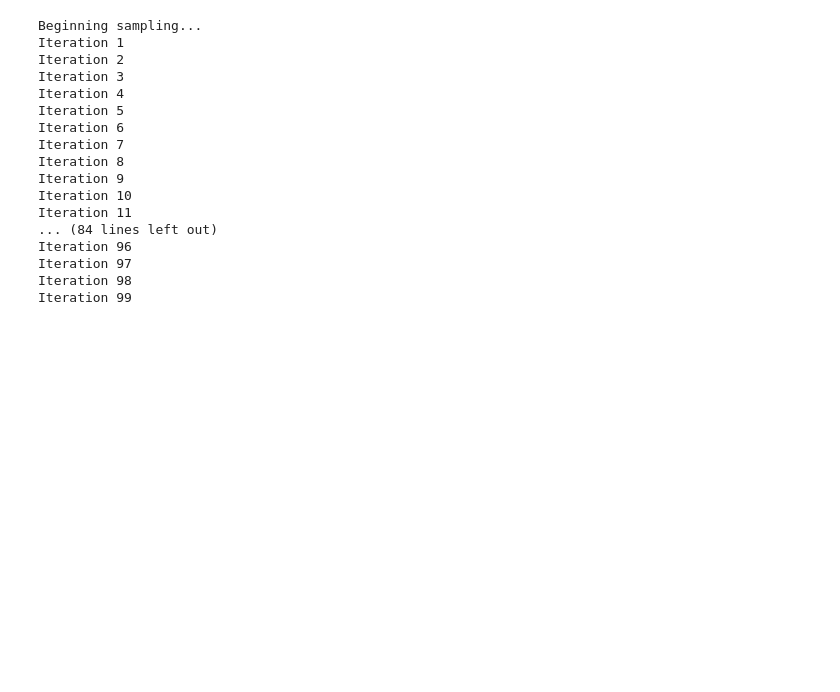
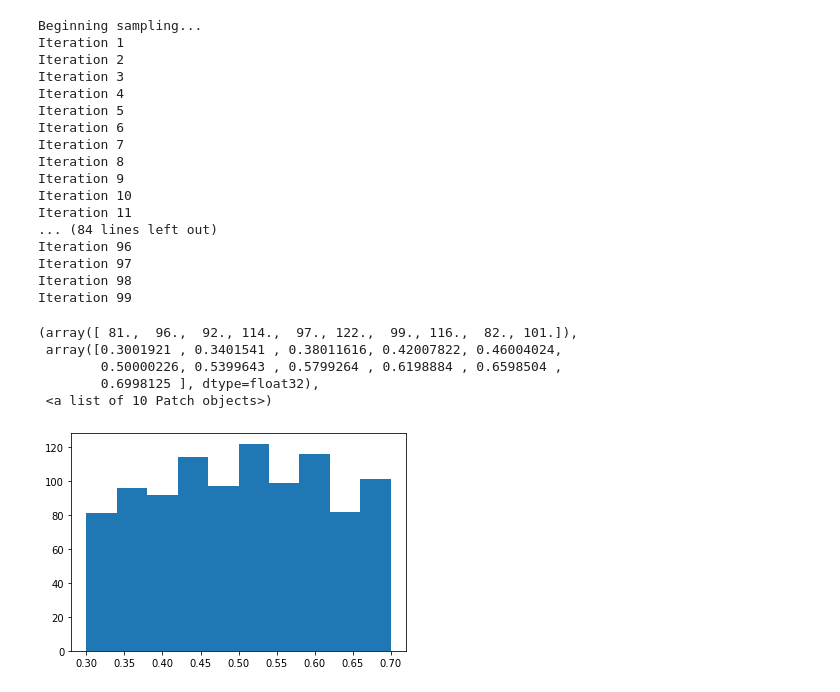
Before and after one commit to AlexanderFengler/nn_likelihoods, a Jupyter notebook: tests_samplers.ipynb, the cells around one changed output. Cells and saved outputs as stored; diff of their text form; code cells hidden in the pictures; blank space fills up the shorter version.

```diff
--- a/tests_samplers.ipynb
+++ b/tests_samplers.ipynb
@@ -107,3 +108,19 @@ np.mean(data)
 h = 0
 # %%
 h == 'hello'
+# %%
+file_params = '/media/data_cifs/afengler/data/kde/ddm/parameter_recovery_data_binned_0_nbins_0_n_1024/ddm_nchoices_2_parameter_recovery_binned_0_nbins_0_nreps_1_n_1024.pickle'
+file_samples = '/media/data_cifs/afengler/data/kde/ddm/method_comparison/post_samp_data_param_recov_unif_reps_1_n_1024_1_1.pickle'
+tmp = '/media/data_cifs/afengler/data/kde/angle/parameter_recovery_data_binned_0_nbins_0_n_1024/angle_nchoices_2_parameter_recovery_binned_0_nbins_0_nreps_1_n_1024.pickle'
+params = pickle.load(open(file_params, 'rb'))
+samples = pickle.load(open(file_samples, 'rb'))
+tmp_ = pickle.load(open(tmp, 'rb'))
+# %%
+plt.hist(tmp_[0][:, 3])
+# %% [output]
+(array([ 81.,  96.,  92., 114.,  97., 122.,  99., 116.,  82., 101.]),
+ array([0.3001921 , 0.3401541 , 0.38011616, 0.42007822, 0.46004024,
+        0.50000226, 0.5399643 , 0.5799264 , 0.6198884 , 0.6598504 ,
+        0.6998125 ], dtype=float32),
+ <a list of 10 Patch objects>)
+[figure, added]
```
Also changed, not shown: parts of 10 cells of this notebook, 43 other files.
